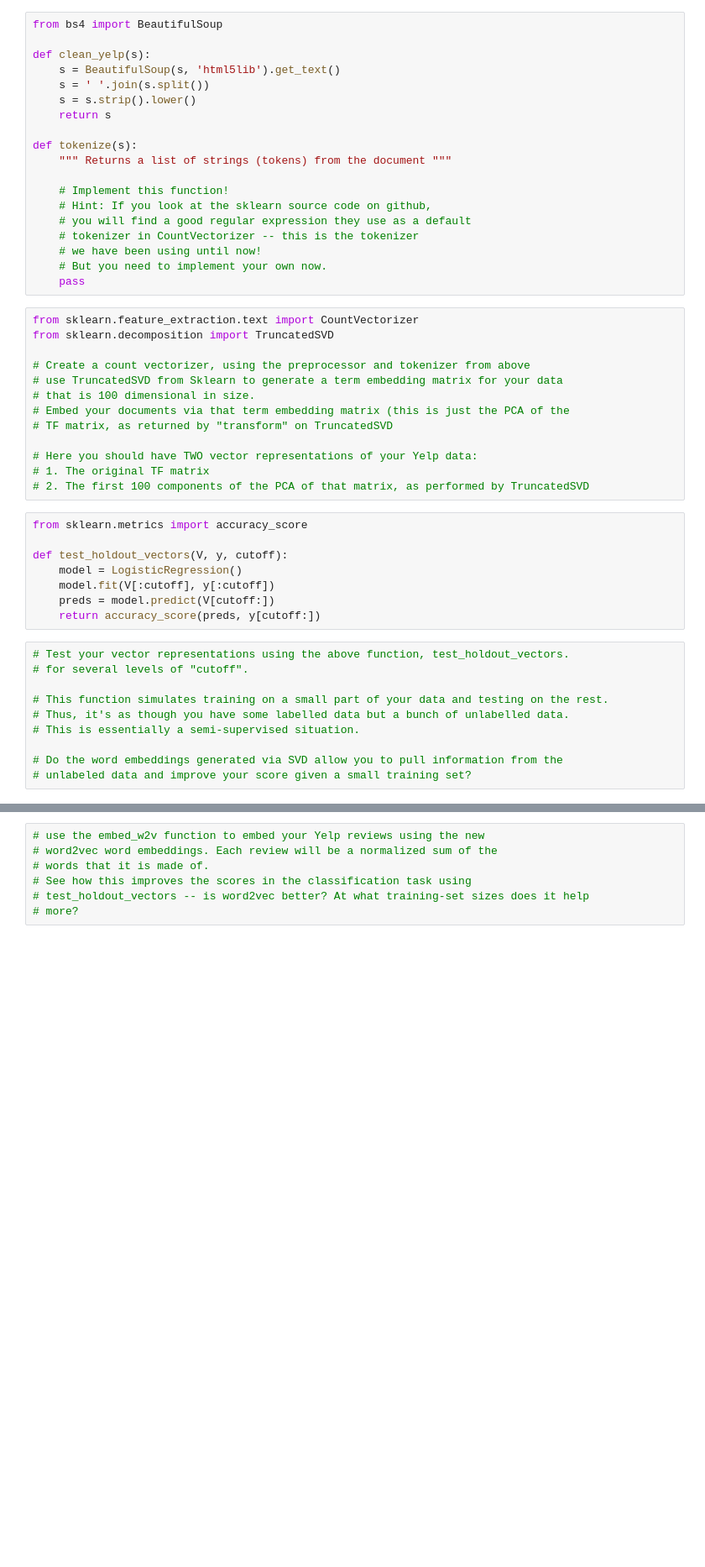
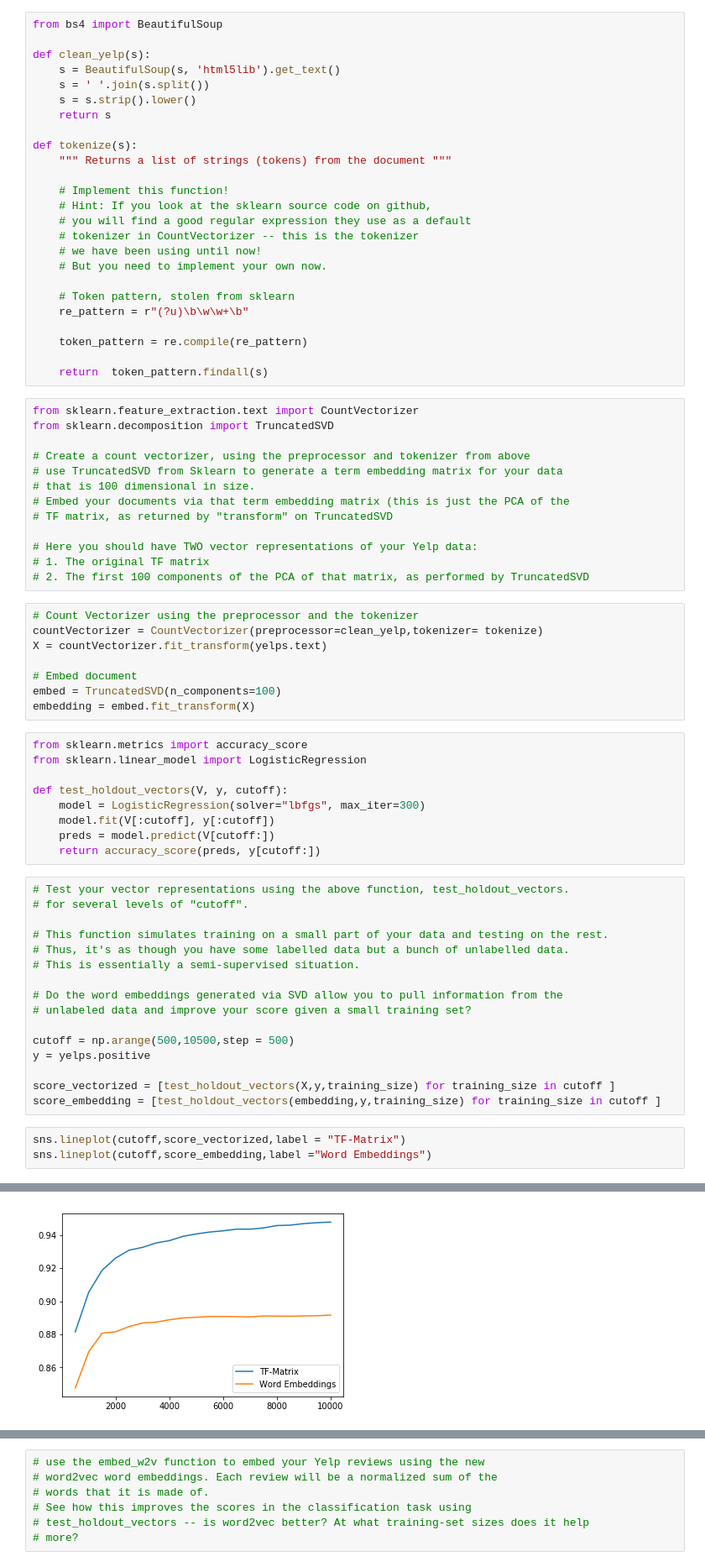
Before and after one commit to nandanrao/text-mining, a Jupyter notebook: exercise-3.ipynb, the cells around one changed output, grey strips where cells are left out. Shown at 84% size. Drawn from its saved outputs; the diff is of its cells as text; blank space fills up the shorter version.

```diff
--- a/exercise-3.ipynb
+++ b/exercise-3.ipynb
@@ -22,7 +32,13 @@ def tokenize(s):
     # tokenizer in CountVectorizer -- this is the tokenizer
     # we have been using until now!
     # But you need to implement your own now.
-    pass
+
+    # Token pattern, stolen from sklearn
+    re_pattern = r"(?u)\b\w\w+\b"
+
+    token_pattern = re.compile(re_pattern)
+
+    return  token_pattern.findall(s)
 # %%
 from sklearn.feature_extraction.text import CountVectorizer
 from sklearn.decomposition import TruncatedSVD
@@ -36,11 +52,20 @@ from sklearn.decomposition import TruncatedSVD
 # Here you should have TWO vector representations of your Yelp data:
 # 1. The original TF matrix
 # 2. The first 100 components of the PCA of that matrix, as performed by TruncatedSVD
+# %%
+# Count Vectorizer using the preprocessor and the tokenizer
+countVectorizer = CountVectorizer(preprocessor=clean_yelp,tokenizer= tokenize)
+X = countVectorizer.fit_transform(yelps.text)
+
+# Embed document
+embed = TruncatedSVD(n_components=100)
+embedding = embed.fit_transform(X)
 # %%
 from sklearn.metrics import accuracy_score
+from sklearn.linear_model import LogisticRegression
 
 def test_holdout_vectors(V, y, cutoff):
-    model = LogisticRegression()
+    model = LogisticRegression(solver="lbfgs", max_iter=300)
     model.fit(V[:cutoff], y[:cutoff])
     preds = model.predict(V[cutoff:])
     return accuracy_score(preds, y[cutoff:])
@@ -54,3 +79,13 @@ def test_holdout_vectors(V, y, cutoff):
 
 # Do the word embeddings generated via SVD allow you to pull information from the
 # unlabeled data and improve your score given a small training set?
+
+cutoff = np.arange(500,10500,step = 500)
+y = yelps.positive
+
+score_vectorized = [test_holdout_vectors(X,y,training_size) for training_size in cutoff ]
+score_embedding = [test_holdout_vectors(embedding,y,training_size) for training_size in cutoff ]
+# %%
+sns.lineplot(cutoff,score_vectorized,label = "TF-Matrix")
+sns.lineplot(cutoff,score_embedding,label ="Word Embeddings")
+# %% [output]
@@ -56,0 +93 @@ def test_holdout_vectors(V, y, cutoff):
+[figure, added]
```
Also changed, not shown: parts of 26 cells of this notebook.
